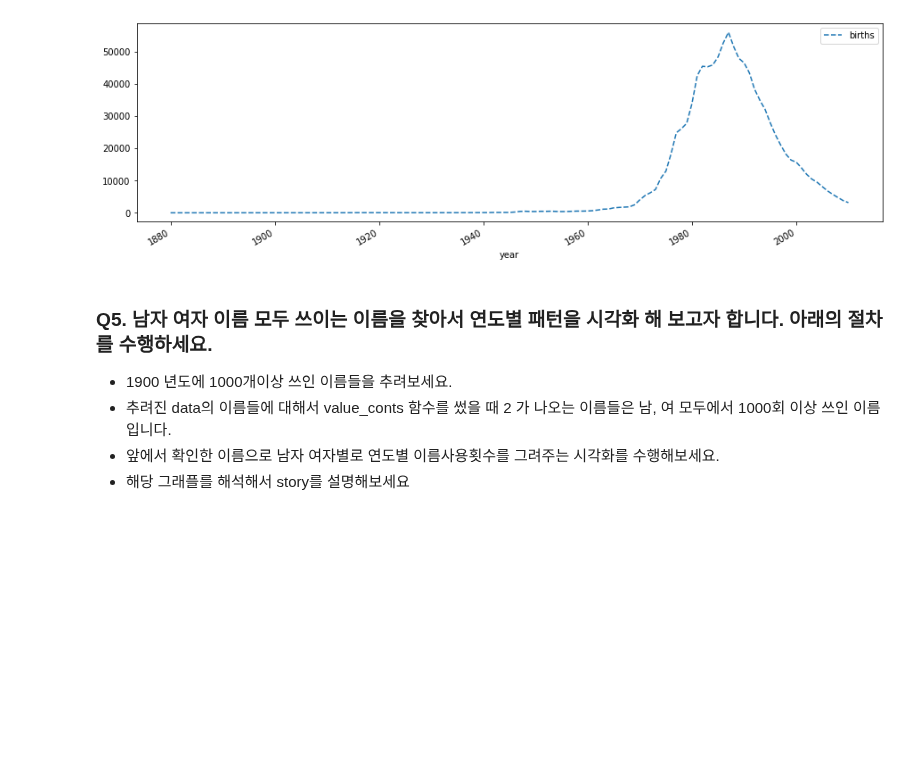
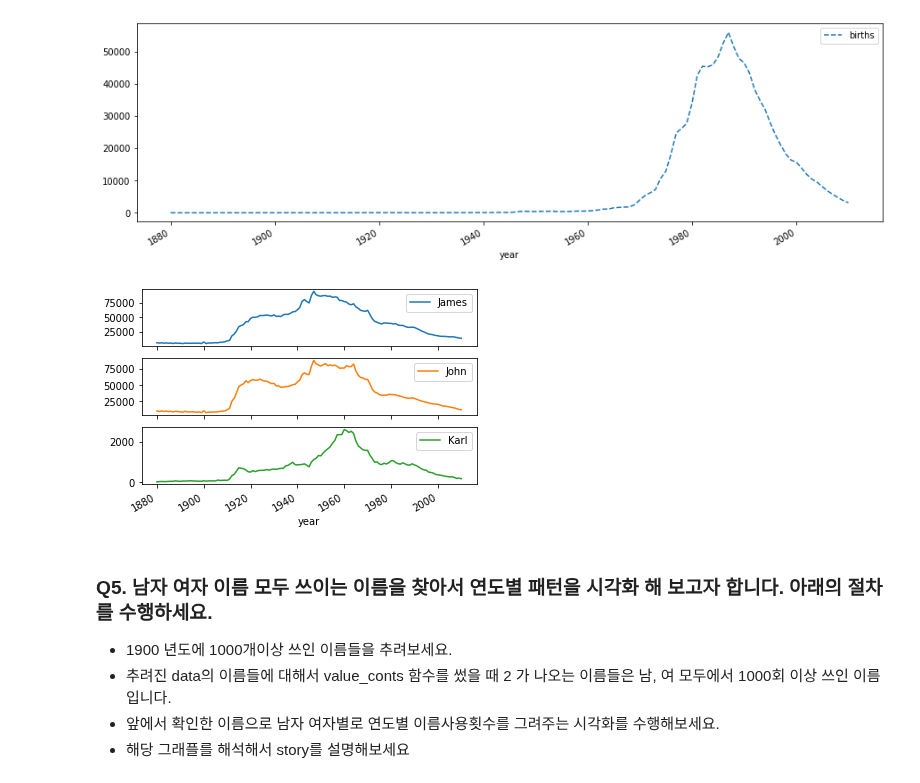
Before and after one commit to kcw0331/Environmental-Health-Big-Data-Analysis, a Jupyter notebook: 14주차/Test_python.ipynb, the cells around one changed output. Cells and saved outputs as stored; diff of their text form; code cells hidden in the pictures; blank space fills up the shorter version.

```diff
--- a/14주차/Test_python.ipynb
+++ b/14주차/Test_python.ipynb
@@ -144,6 +144,14 @@ plotnm("Jessica", "F", '--r')
 # %% [output]
 [figure]
 [figure]
+# %%
+def plotnms(nms, sx):
+  names.loc[names.name.isin(nms)].loc[names.sex==sx].pivot(index = 'year', columns = 'name', values = 'births').plot(kind = "line", subplots = True)
+# %%
+nms = ["Karl", "John", "James"]
+plotnms(nms, sx = "M")
+# %% [output]
+[figure, added]
 # %% [markdown]
 ### Q5. 남자 여자 이름 모두 쓰이는 이름을 찾아서 연도별 패턴을 시각화 해 보고자 합니다. 아래의 절차를 수행하세요.
 
```
Also changed, not shown: parts of 3 cells of this notebook.
